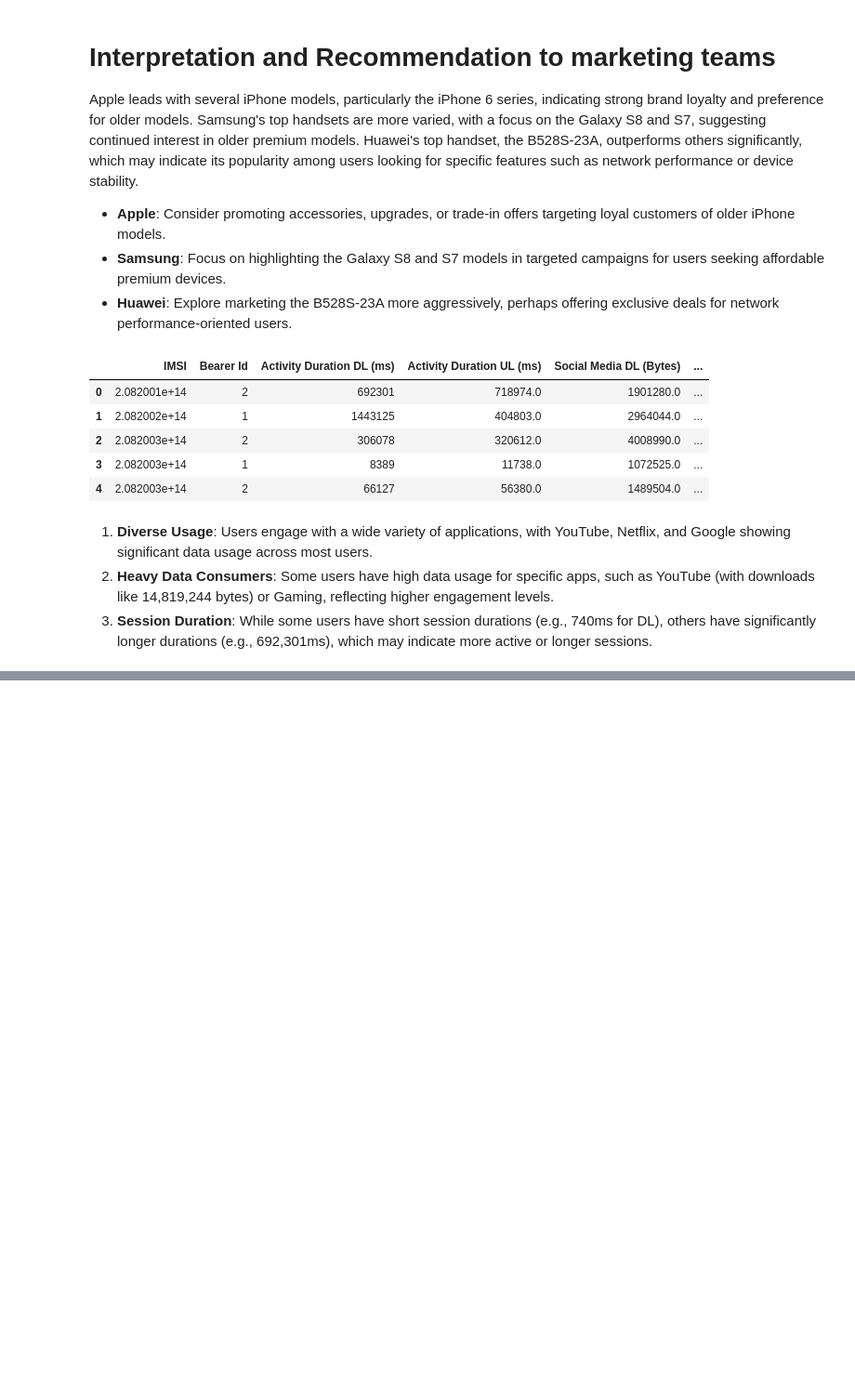
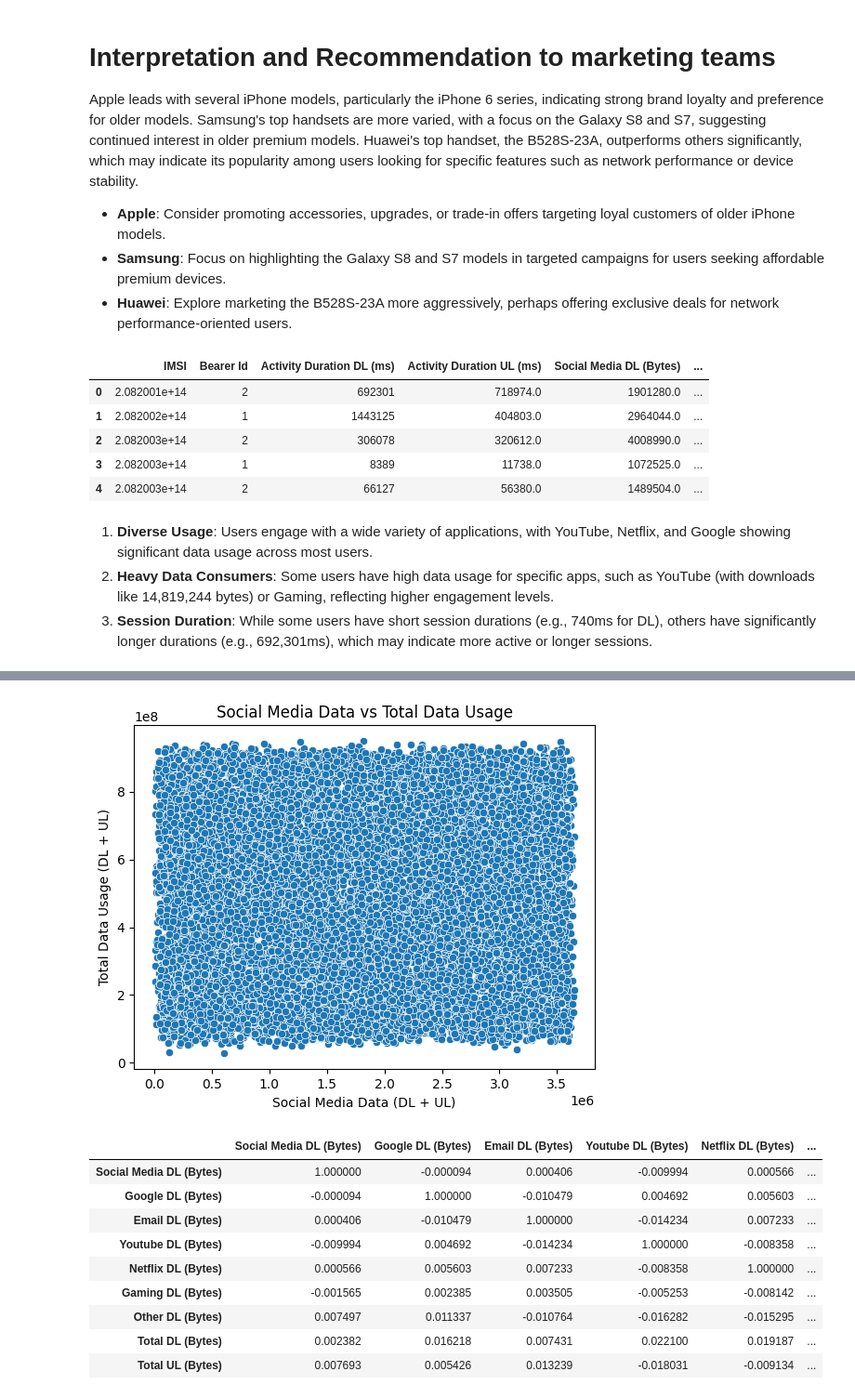
Before and after one commit to wendirad/weekTwo, a Jupyter notebook: notebooks/task_1.ipynb, the cells around one changed output, grey strips where cells are left out. Shown at 93% size. Cells and saved outputs as stored; diff of their text form; code cells hidden in the pictures; blank space fills up the shorter version.

```diff
--- a/notebooks/task_1.ipynb
+++ b/notebooks/task_1.ipynb
@@ -208,0 +348,23 @@ aggregated_data.head()
+# %%
+# Scatter plot of Social Media Data vs Total Data
+sns.scatterplot(x=data['Social Media DL (Bytes)'] + data['Social Media UL (Bytes)'], y=data['Total DL (Bytes)'] + data['Total UL (Bytes)'])
+plt.title('Social Media Data vs Total Data Usage')
+plt.xlabel('Social Media Data (DL + UL)')
+plt.ylabel('Total Data Usage (DL + UL)')
+plt.show()
+
+# Correlation for each application with Total Data
+correlation_data = data[['Social Media DL (Bytes)', 'Google DL (Bytes)', 'Email DL (Bytes)', 'Youtube DL (Bytes)', 'Netflix DL (Bytes)', 'Gaming DL (Bytes)', 'Other DL (Bytes)', 'Total DL (Bytes)', 'Total UL (Bytes)']].corr()
+correlation_data
+# %% [output]
+[figure, added]
+|  | Social Media DL (Bytes) | Google DL (Bytes) | Email DL (Bytes) | Youtube DL (Bytes) | Netflix DL (Bytes) | ... |
+| Social Media DL (Bytes) | 1.000000 | -0.000094 | 0.000406 | -0.009994 | 0.000566 | ... |
+| Google DL (Bytes) | -0.000094 | 1.000000 | -0.010479 | 0.004692 | 0.005603 | ... |
+| Email DL (Bytes) | 0.000406 | -0.010479 | 1.000000 | -0.014234 | 0.007233 | ... |
+| Youtube DL (Bytes) | -0.009994 | 0.004692 | -0.014234 | 1.000000 | -0.008358 | ... |
+| Netflix DL (Bytes) | 0.000566 | 0.005603 | 0.007233 | -0.008358 | 1.000000 | ... |
+| Gaming DL (Bytes) | -0.001565 | 0.002385 | 0.003505 | -0.005253 | -0.008142 | ... |
+| Other DL (Bytes) | 0.007497 | 0.011337 | -0.010764 | -0.016282 | -0.015295 | ... |
+| Total DL (Bytes) | 0.002382 | 0.016218 | 0.007431 | 0.022100 | 0.019187 | ... |
+| Total UL (Bytes) | 0.007693 | 0.005426 | 0.013239 | -0.018031 | -0.009134 | ... |
```
Also changed, not shown: parts of 10 cells of this notebook.
